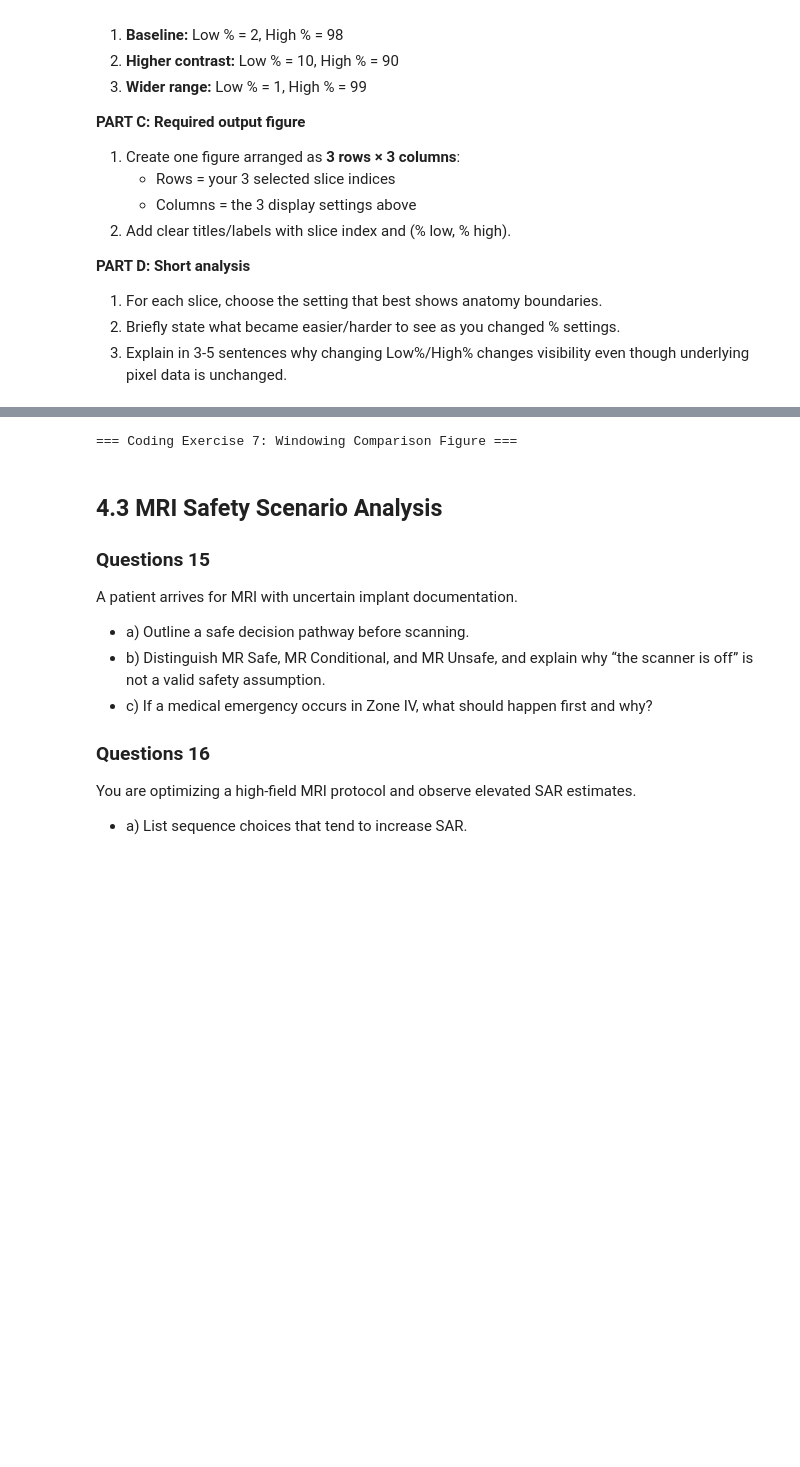
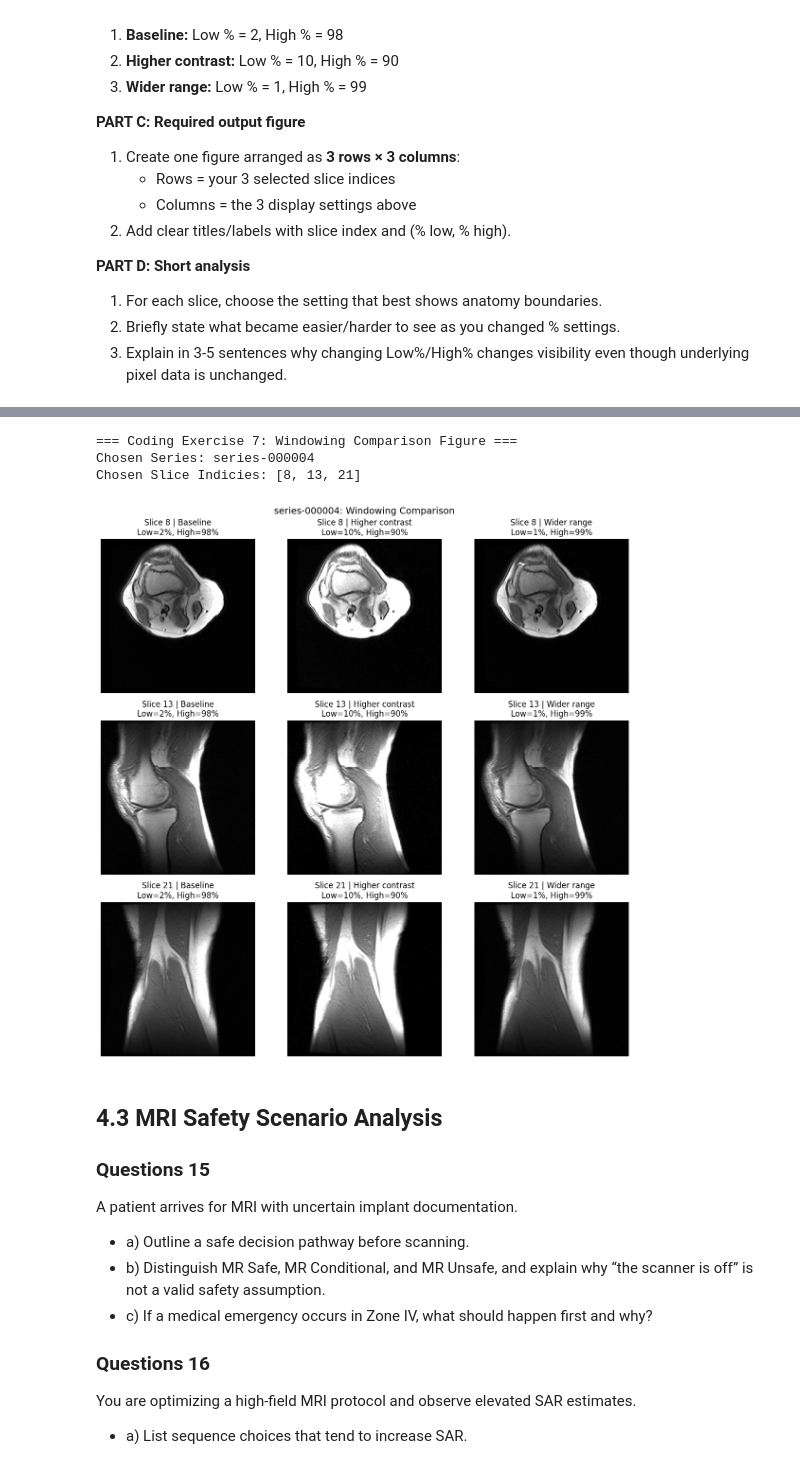
Before and after one commit to julianamassaro/BMEN509-623_Deliverable_4, a Jupyter notebook: deliverable-04-starter.ipynb, the cells around one changed output, grey strips where cells are left out. Cells and saved outputs as stored; diff of their text form; code cells hidden in the pictures; blank space fills up the shorter version.

```diff
--- a/deliverable-04-starter.ipynb
+++ b/deliverable-04-starter.ipynb
@@ -1226,7 +1812,8 @@ For each of the 3 slices, evaluate all three settings below:
 3. Explain in 3-5 sentences why changing Low%/High% changes visibility even though underlying pixel data is unchanged.
 # %%
 # Run this cell to load the slice viewer for the next coding exercises.
-
+%pip install pylibjpeg pylibjpeg-libjpeg pylibjpeg-openjpeg
+%pip install --upgrade pip
 from pathlib import Path
 
 try:
@@ -1248,7 +1835,7 @@ def find_dicom_root() -> Path:
     # Update this path to point to your own "DICOMS" folder location.
     # Example: Path("/Users/yourname/Desktop/DICOMS")
 
-    dicom_path = Path("DICOMS") # Update this if needed
+    dicom_path = Path("/Users/juliana/Desktop/DICOMS") # Update this if needed
 
     if dicom_path.exists() and dicom_path.is_dir():
         return dicom_path
@@ -1396,16 +1992,48 @@ VBox(children=(HTML(value='<b>Interactive DICOM Slice Viewer</b>'), HBox(childre
 # %%
 print("=== Coding Exercise 7: Windowing Comparison Figure ===")
 
 # TODO 1: Choose one series and three slice indices.
+chosen_series = "series-000004"
+volume = series_data[chosen_series]
+
+num_slices = volume.shape[0]
+chosen_slices = [8, 13, 21]
+
+print(f"Chosen Series: {chosen_series}")
+print(f"Chosen Slice Indicies: {chosen_slices}")
 
 # TODO 2: Define the three display settings.
+display_settings = [
+    ("Baseline", 2, 98),
+    ("Higher contrast", 10, 90),
+    ("Wider range", 1, 99),
+]
 
 # TODO 3: Build the 3 x 3 comparison figure.
+fig, axes = plt.subplots(3, 3, figsize=(12, 12))
+
+for row, slice_idx in enumerate(chosen_slices):
+    image = volume[slice_idx]
+
+    for col, (label, low_pct, high_pct) in enumerate(display_settings):
+        image_disp, lo, hi = window_image(image, low_pct, high_pct)
+
+        ax = axes[row, col]
+        ax.imshow(image_disp, cmap="gray", vmin=lo, vmax=hi)
+        ax.set_title(f"Slice {slice_idx} | {label}\nLow={low_pct}%, High={high_pct}%")
+        ax.axis("off")
+
+plt.suptitle(f"{chosen_series}: Windowing Comparison", fontsize=14)
+plt.tight_layout()
+plt.show()
 
 # TODO 4: Add a short analysis of which setting best shows anatomy boundaries.
 # ...
 # %% [output]
 === Coding Exercise 7: Windowing Comparison Figure ===
+Chosen Series: series-000004
+Chosen Slice Indicies: [8, 13, 21]
+[figure, added]
 # %% [markdown]
 ## 4.3 MRI Safety Scenario Analysis
 
```
Also changed, not shown: parts of 8 cells of this notebook.
